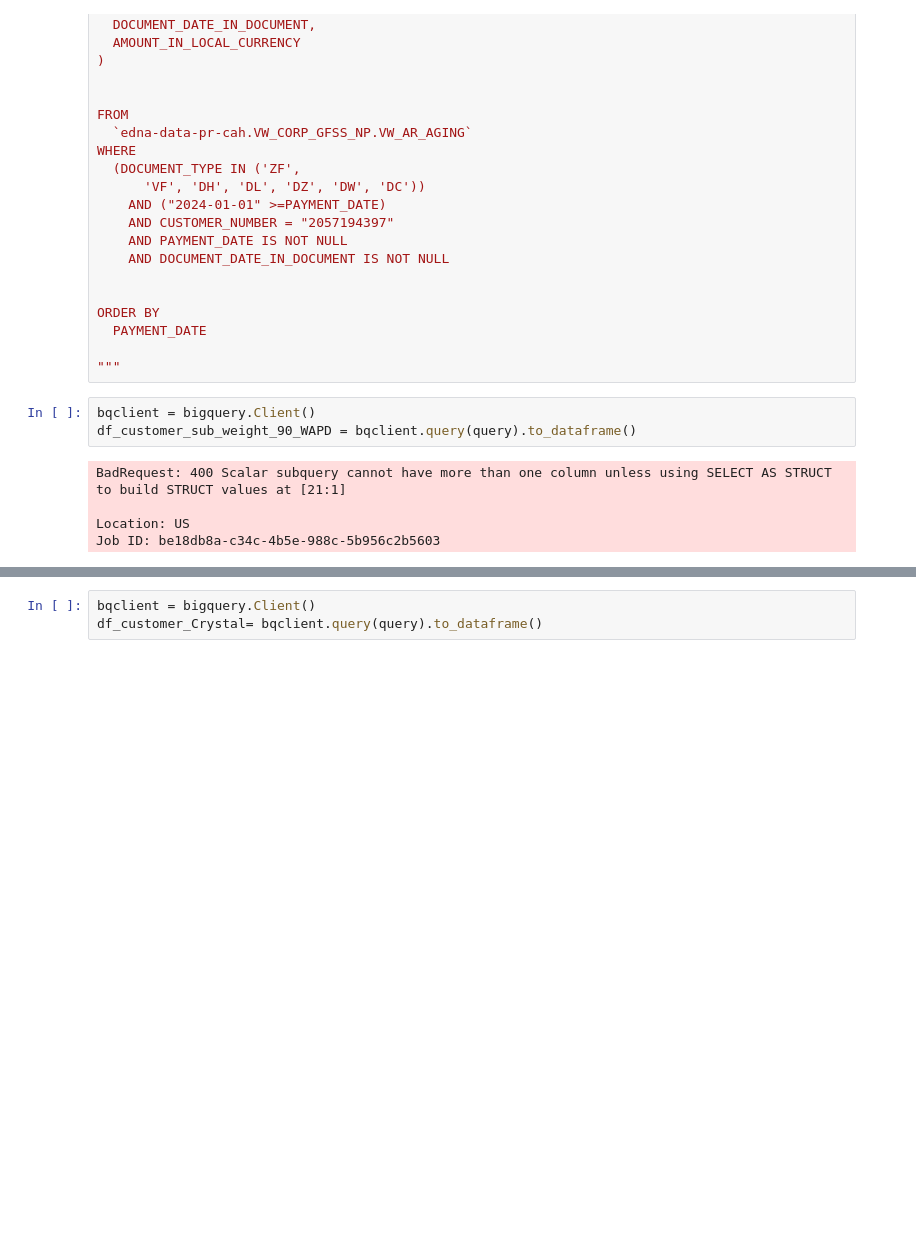
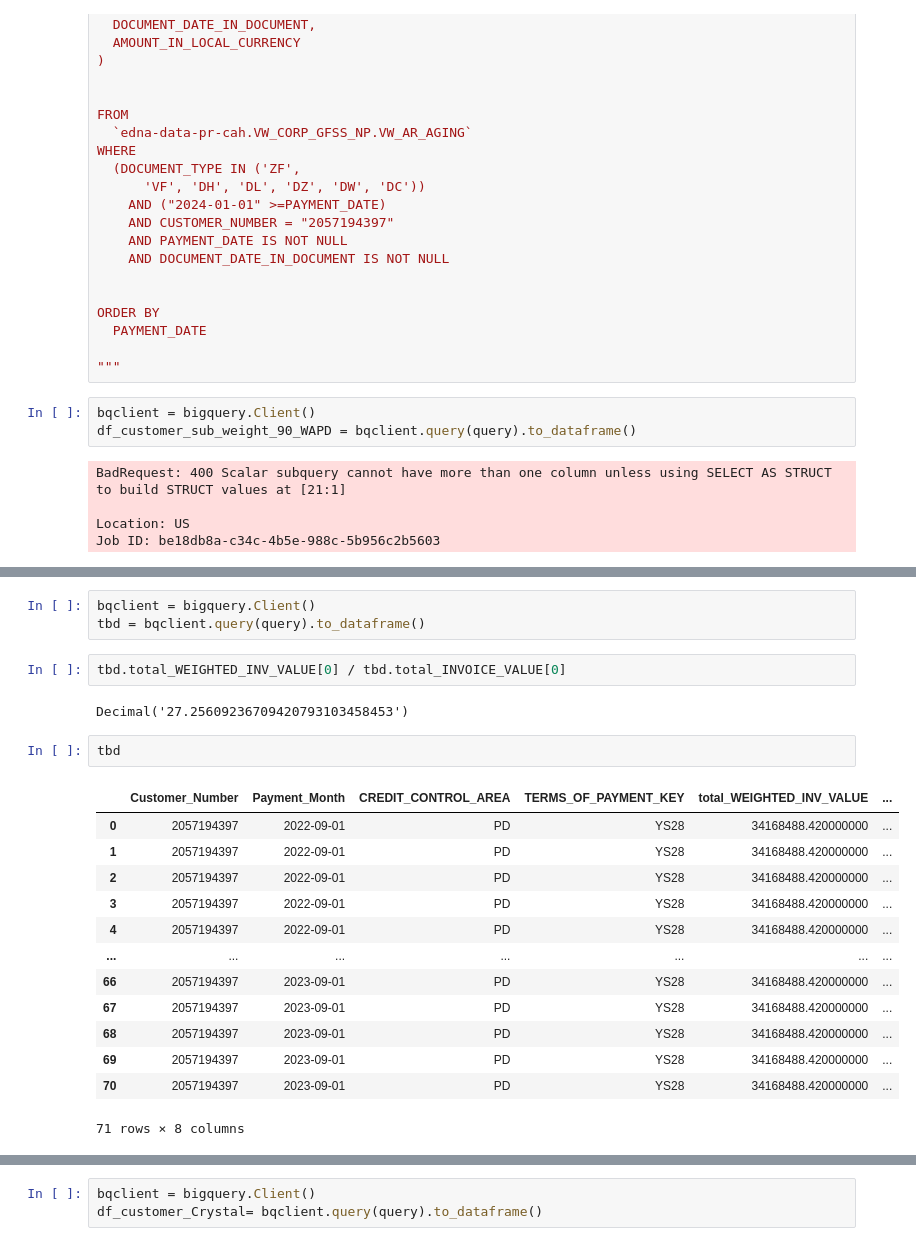
Before and after one commit to cah-madison-johnson/treasure_chest, a Jupyter notebook: WADTP/WAPD_SQL.ipynb, the cells around one changed output, grey strips where cells are left out. Drawn from its saved outputs; the diff is of its cells as text; blank space fills up the shorter version.

```diff
--- a/WADTP/WAPD_SQL.ipynb
+++ b/WADTP/WAPD_SQL.ipynb
@@ -312,0 +422,23 @@ df_customer_sub_weight_90_WAPD.head()
+# %%
+bqclient = bigquery.Client()
+tbd = bqclient.query(query).to_dataframe()
+# %%
+tbd.total_WEIGHTED_INV_VALUE[0] / tbd.total_INVOICE_VALUE[0]
+# %% [output]
+Decimal('27.25609236709420793103458453')
+# %%
+tbd
+# %% [output]
+|  | Customer_Number | Payment_Month | CREDIT_CONTROL_AREA | TERMS_OF_PAYMENT_KEY | total_WEIGHTED_INV_VALUE | ... |
+| 0 | 2057194397 | 2022-09-01 | PD | YS28 | 34168488.420000000 | ... |
+| 1 | 2057194397 | 2022-09-01 | PD | YS28 | 34168488.420000000 | ... |
+| 2 | 2057194397 | 2022-09-01 | PD | YS28 | 34168488.420000000 | ... |
+| 3 | 2057194397 | 2022-09-01 | PD | YS28 | 34168488.420000000 | ... |
+| 4 | 2057194397 | 2022-09-01 | PD | YS28 | 34168488.420000000 | ... |
+| ... | ... | ... | ... | ... | ... | ... |
+| 66 | 2057194397 | 2023-09-01 | PD | YS28 | 34168488.420000000 | ... |
+| 67 | 2057194397 | 2023-09-01 | PD | YS28 | 34168488.420000000 | ... |
+| 68 | 2057194397 | 2023-09-01 | PD | YS28 | 34168488.420000000 | ... |
+| 69 | 2057194397 | 2023-09-01 | PD | YS28 | 34168488.420000000 | ... |
+| 70 | 2057194397 | 2023-09-01 | PD | YS28 | 34168488.420000000 | ... |
+71 rows × 8 columns
```
Also changed, not shown: parts of 15 cells of this notebook, 1 other file.
